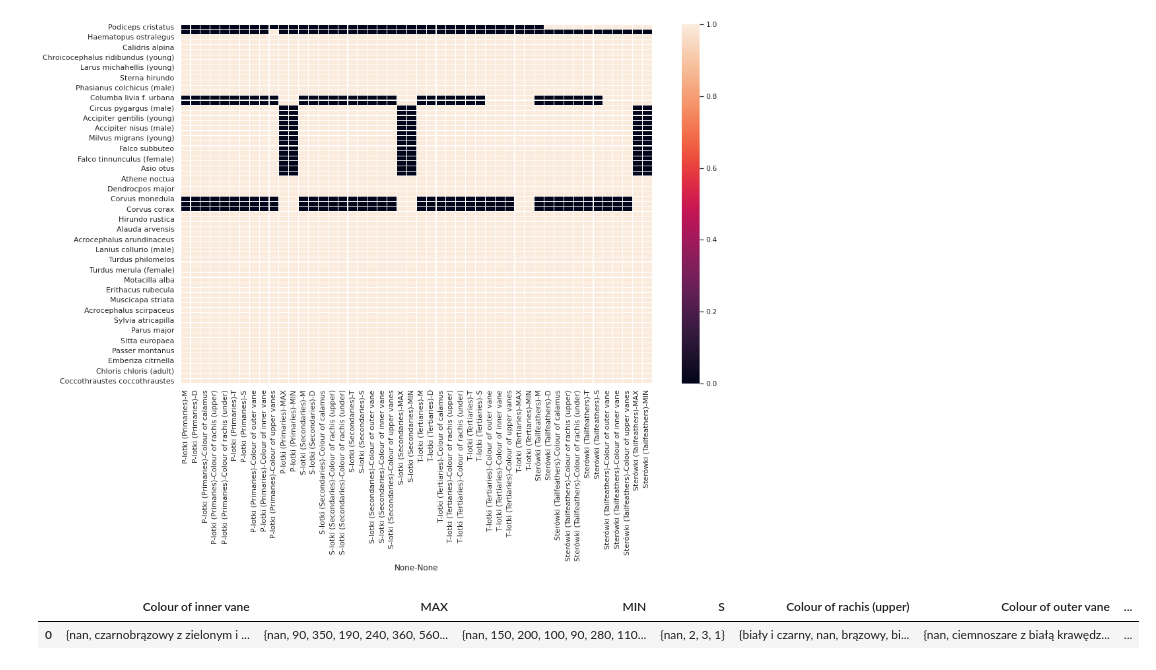
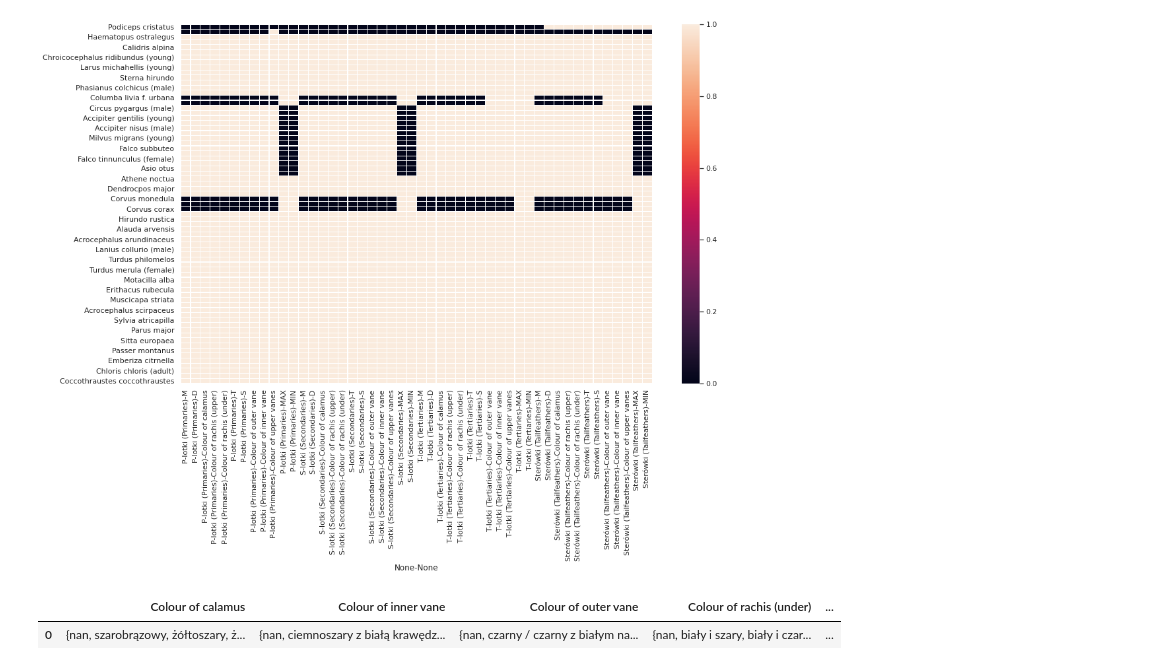
Before and after one commit to Maciej-GBS/SBC, a Jupyter notebook: knowledge/data-analysis.ipynb, the cells around one changed output. Drawn from its saved outputs; the diff is of its cells as text; code cells hidden in the pictures.

```diff
--- a/knowledge/data-analysis.ipynb
+++ b/knowledge/data-analysis.ipynb
@@ -80,7 +80,8 @@ flat = {x:set() for x in set([k[1] for k in values])}
 for k in values:
     flat[k[1]] = flat[k[1]].union(values[k])
 # %%
-pd.DataFrame({k:[flat[k]] for k in flat})
+values = pd.DataFrame({k:[flat[k]] for k in flat}).sort_index(axis=1)
+values
 # %% [output]
-|  | Colour of inner vane | MAX | MIN | S | Colour of rachis (upper) | Colour of outer vane | ... |
-| 0 | {nan, czarnobrązowy z zielonym i ... | {nan, 90, 350, 190, 240, 360, 560... | {nan, 150, 200, 100, 90, 280, 110... | {nan, 2, 3, 1} | {biały i czarny, nan, brązowy, bi... | {nan, ciemnoszare z białą krawędz... | ... |
+|  | Colour of calamus | Colour of inner vane | Colour of outer vane | Colour of rachis (under) | ... |
+| 0 | {nan, szarobrązowy, żółtoszary, ż... | {nan, ciemnoszary z białą krawędz... | {nan, czarny / czarny z białym na... | {nan, biały i szary, biały i czar... | ... |
```
Also changed, not shown: parts of 1 cell of this notebook, 2 other files.
